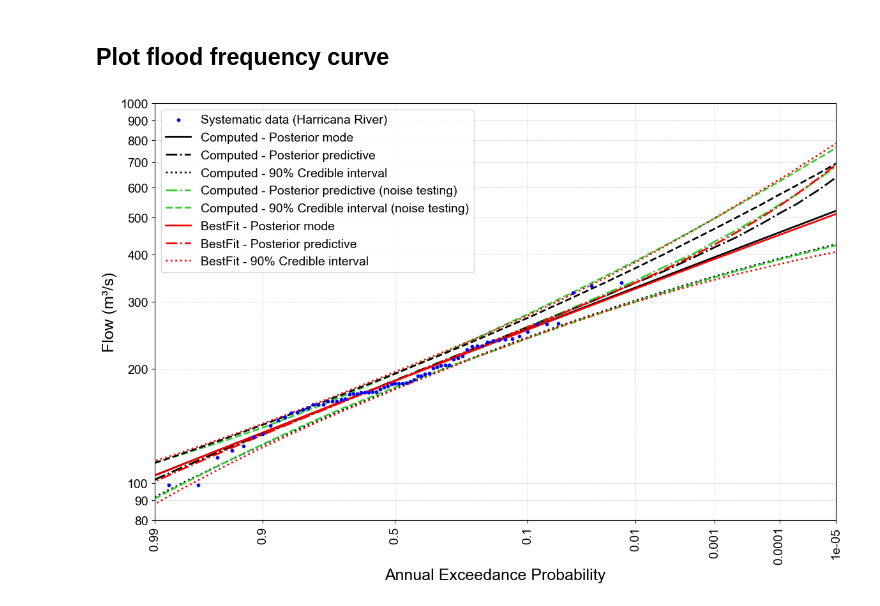
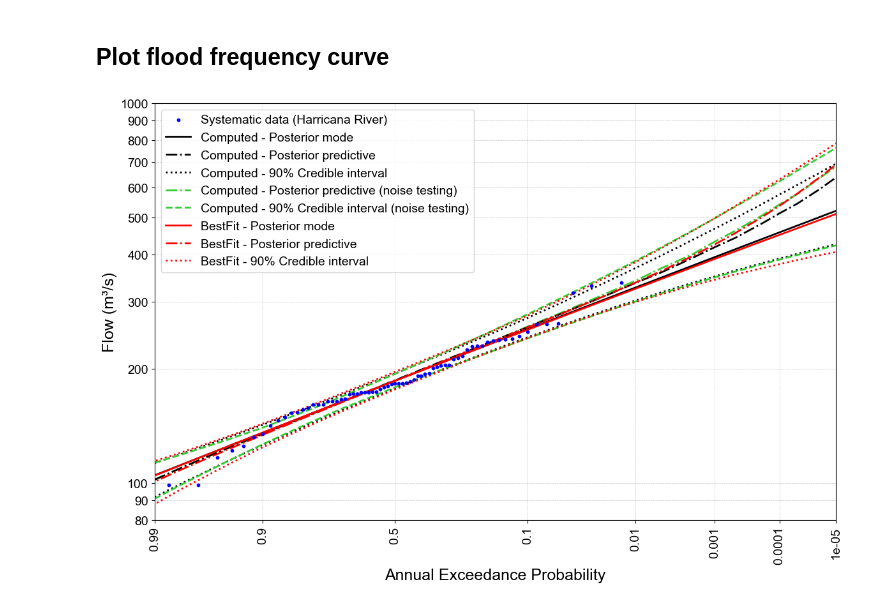
Before and after one commit to Wang-Yanni/Bayesian_FFA, a Jupyter notebook: src/04_plot_bayesian_ffc.ipynb, the cells around one changed output. Saved outputs shown, nothing was run; the diff lists cells and outputs as text; code cells hidden in the pictures.

Commit message:
minor figure update

```diff
--- a/src/04_plot_bayesian_ffc.ipynb
+++ b/src/04_plot_bayesian_ffc.ipynb
@@ -192,6 +192,9 @@ plt.plot(x_values_z_scores, lower_ci,
          color = "black", linestyle='dotted', linewidth=2,
          label = "Computed - 90% Credible interval")
 
+plt.plot(x_values_z_scores, upper_ci,
+         color = "black", linestyle='dotted', linewidth=2)
+
 plt.plot(x_values_z_scores, posterior_predictive_noise,
             color = "limegreen",  linestyle='-.', linewidth=2,
             label = "Computed - Posterior predictive (noise testing)")
@@ -202,9 +205,6 @@ plt.plot(x_values_z_scores, lower_ci_noise,
 
 plt.plot(x_values_z_scores, upper_ci_noise,
          color = "limegreen", linestyle='--', linewidth=2)
-
-plt.plot(x_values_z_scores, upper_ci,
-         color = "black", linestyle='--', linewidth=2)
 
 plt.plot(bestfit_z_scores, bestfit_mode,
          color = "red",  linewidth=2,
@@ -222,31 +222,31 @@ plt.plot(bestfit_z_scores, bestfit_95CI,
          color = "red", linestyle='dotted', linewidth=2, zorder = 9)
 
 # cut off values for major ticks, and their corresponding z-scores
 aep_lst = [0.99, 0.9, 0.5, 0.1, 0.01, 0.001, 0.0001, 0.00001]
 major_z_scores = [-norm.ppf(aep) for aep in aep_lst]
 x_ticks = [str(aep) for aep in aep_lst]
 
 plt.xticks(major_z_scores, x_ticks, rotation = 90)
 plt.grid(which='both', color='grey', linestyle='--', linewidth=0.5, alpha=0.5)
 
 plt.yscale('log')
 y_values = [80, 90, 100, 200, 300, 400, 500, 600, 700, 800, 900, 1000]
 y_ticks = [str(i) for i in y_values]
 plt.yticks(y_values, y_ticks)
 
 plt.xlim(major_z_scores[0], major_z_scores[-1])
 plt.ylim(y_values[0], y_values[-1])
 
 ax = plt.gca()
 formatter = ScalarFormatter()
 formatter.set_scientific(False)
 ax.yaxis.set_major_formatter(formatter)
 
 # set labels for x and y axes
 plt.xlabel('Annual Exceedance Probability', fontsize=label_font_size, fontname=font_style)
 plt.ylabel("Flow (m³/s)", fontsize=label_font_size, fontname=font_style)
 plt.legend(loc="upper left")
 plt.tight_layout()
 plt.savefig(r"C:\ISYE6420\Homework\Project\data\HRA\HRA_bayesian_flood_quantiles_lp3.png", dpi=300)
 # %% [output]
-[figure, old version]
+[figure, new version]
```
Also changed, not shown: 2 other files.
